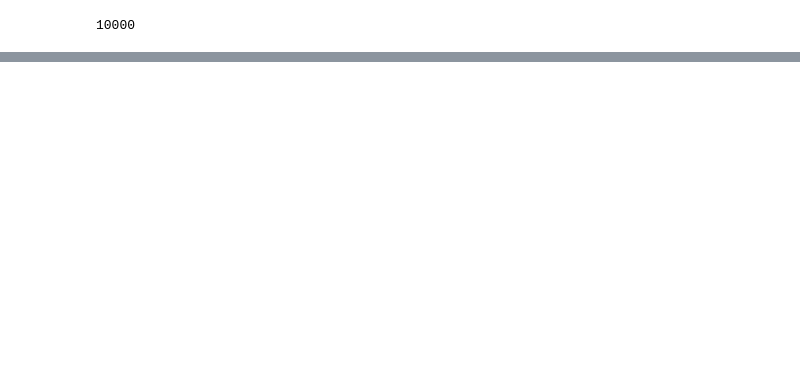
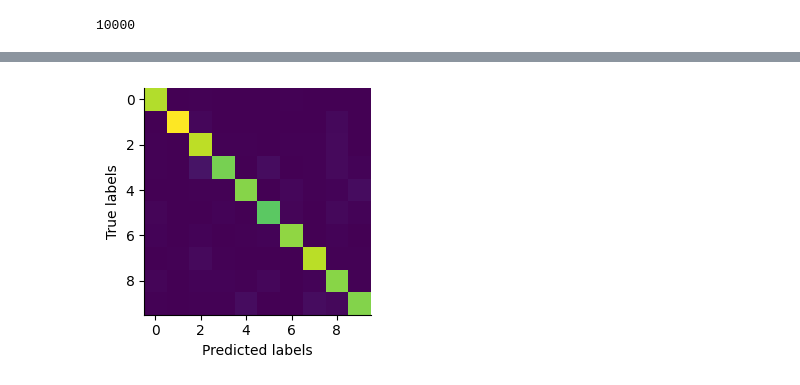
Before and after one commit to compneuro-julia/compneuro-julia-management, a Jupyter notebook: contents/solve-credit-assignment-problem/backpropagation_mnist.ipynb, the cells around one changed output, grey strips where cells are left out. Saved outputs shown, nothing was run; the diff lists cells and outputs as text; code cells hidden in the pictures; blank space fills up the shorter version.

```diff
--- a/contents/solve-credit-assignment-problem/backpropagation_mnist.ipynb
+++ b/contents/solve-credit-assignment-problem/backpropagation_mnist.ipynb
@@ -428,0 +454,13 @@ accuracy = sum(t_pred .== y_test) / n_test * 100
+# %%
+confusion_matrix = zeros(n_classes, n_classes)
+for i in 1:n_test
+    confusion_matrix[y_test[i]+1, t_pred[i]+1] += 1
+end
+# %%
+figure(figsize=(3,3))
+imshow(confusion_matrix)
+xlabel("Predicted labels")
+ylabel("True labels")
+tight_layout()
+# %% [output]
+[figure, added]
```
Also changed, not shown: parts of 16 cells of this notebook, 4 other files.
